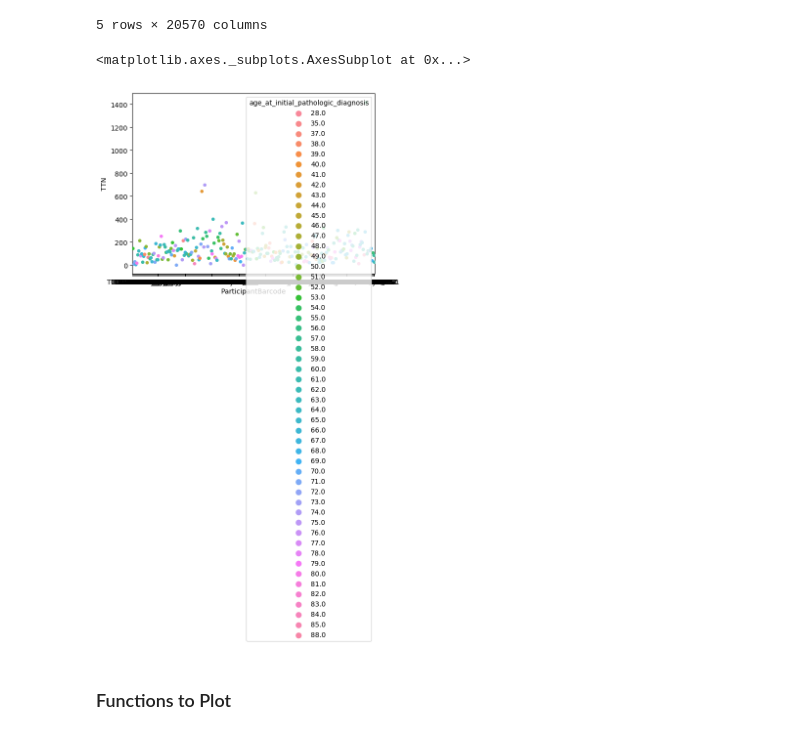
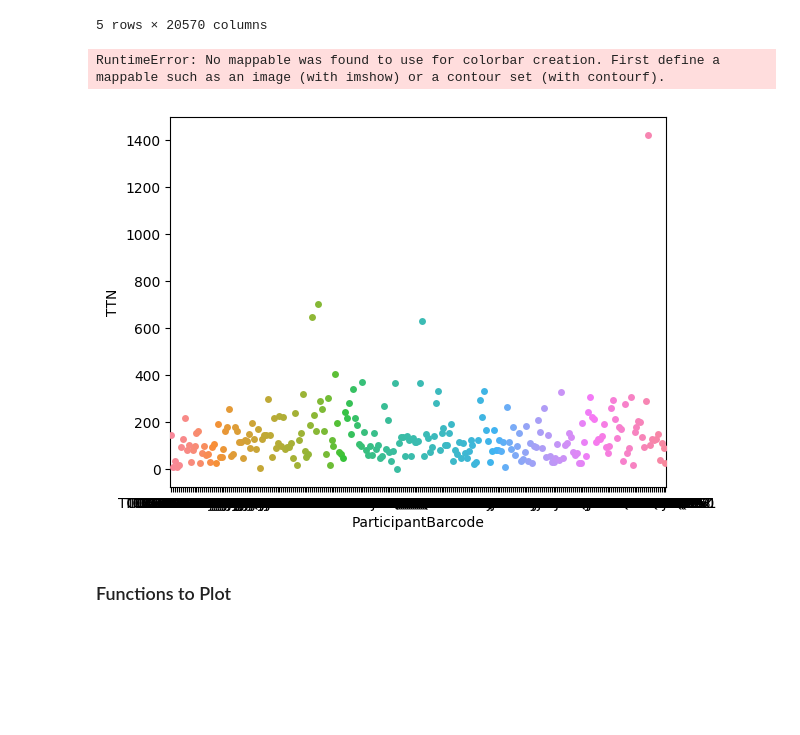
Before and after one commit to SVAI/geviz, a Jupyter notebook: numfah/plots_gene_expression.ipynb, the cells around one changed output. Drawn from its saved outputs; the diff is of its cells as text; code cells hidden in the pictures; blank space fills up the shorter version.

```diff
--- a/numfah/plots_gene_expression.ipynb
+++ b/numfah/plots_gene_expression.ipynb
@@ -63,10 +63,12 @@ df_all.head()
 # %%
 color_by = "age_at_initial_pathologic_diagnosis"
 # %%
-sns.stripplot(x='ParticipantBarcode', y=gene_name, data=df_all, hue=color_by)
+# sns.stripplot(x='ParticipantBarcode', y=gene_name, data=df_all, hue=color_by)
+sns.stripplot(x='ParticipantBarcode', y=gene_name, data=df_all, c=color_by, cmap="seismic")
+cbar=plt.colorbar()
 # %% [output]
-<matplotlib.axes._subplots.AxesSubplot at 0x...>
+RuntimeError: No mappable was found to use for colorbar creation. First define a mappable such as an image (with imshow) or a contour set (with contourf).
-[figure, old version]
+[figure, new version]
 # %% [markdown]
 ### Functions to Plot
 # %%
```
Also changed, not shown: parts of 9 cells of this notebook.
